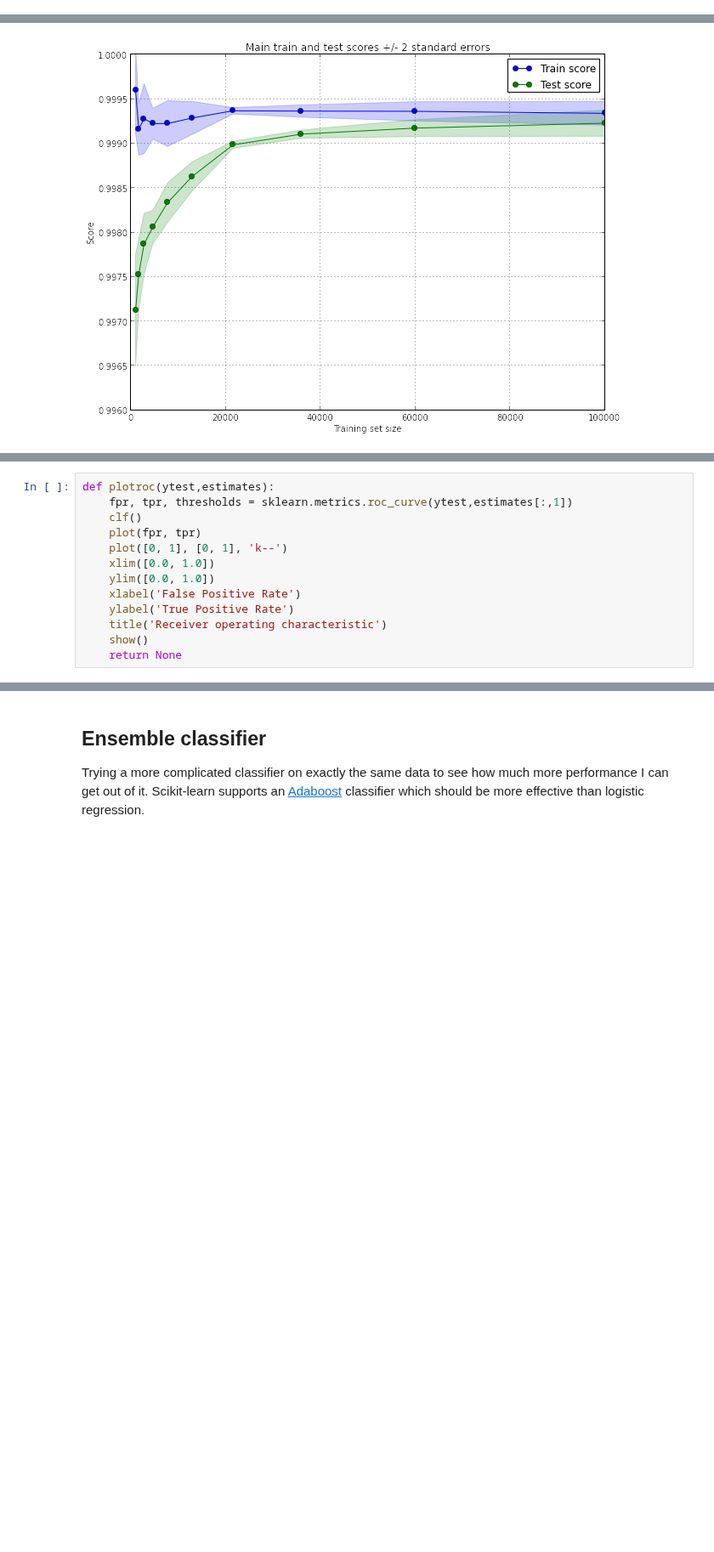
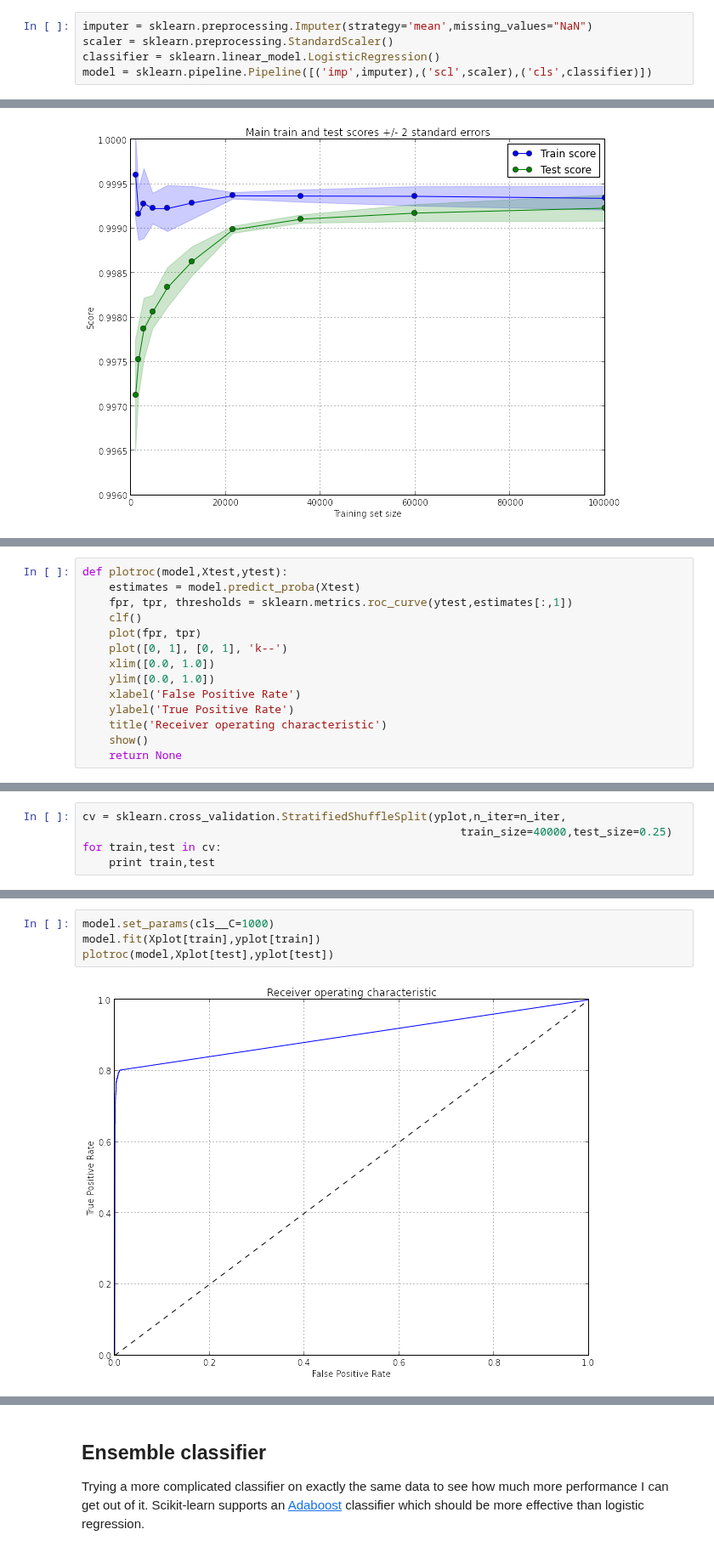
Before and after one commit to gngdb/opencast-bio, a Jupyter notebook: notebooks/Classifier Training.ipynb, the cells around one changed output, grey strips where cells are left out. Shown at 85% size. Cells and saved outputs as stored; diff of their text form; blank space fills up the shorter version.

Commit message:
pipeline and parallel processing playing nice

```diff
--- a/notebooks/Classifier Training.ipynb
+++ b/notebooks/Classifier Training.ipynb
@@ -360,0 +371,5 @@ model = sklearn.linear_model.LogisticRegression()
+# %%
+imputer = sklearn.preprocessing.Imputer(strategy='mean',missing_values="NaN")
+scaler = sklearn.preprocessing.StandardScaler()
+classifier = sklearn.linear_model.LogisticRegression()
+model = sklearn.pipeline.Pipeline([('imp',imputer),('scl',scaler),('cls',classifier)])
@@ -458,5 +482,6 @@ When the grid search returns a best possible combination of parameters we will h
 # %%
-def plotroc(ytest,estimates):
+def plotroc(model,Xtest,ytest):
+    estimates = model.predict_proba(Xtest)
     fpr, tpr, thresholds = sklearn.metrics.roc_curve(ytest,estimates[:,1])
     clf()
     plot(fpr, tpr)
@@ -479,0 +496,5 @@ This will be fixed in later versions.
+# %%
+cv = sklearn.cross_validation.StratifiedShuffleSplit(yplot,n_iter=n_iter,
+                                                         train_size=40000,test_size=0.25)
+for train,test in cv:
+    print train,test
@@ -479,0 +507,6 @@ This will be fixed in later versions.
+# %%
+model.set_params(cls__C=1000)
+model.fit(Xplot[train],yplot[train])
+plotroc(model,Xplot[test],yplot[test])
+# %% [output]
+[figure, added]
```
Also changed, not shown: parts of 22 cells of this notebook.
